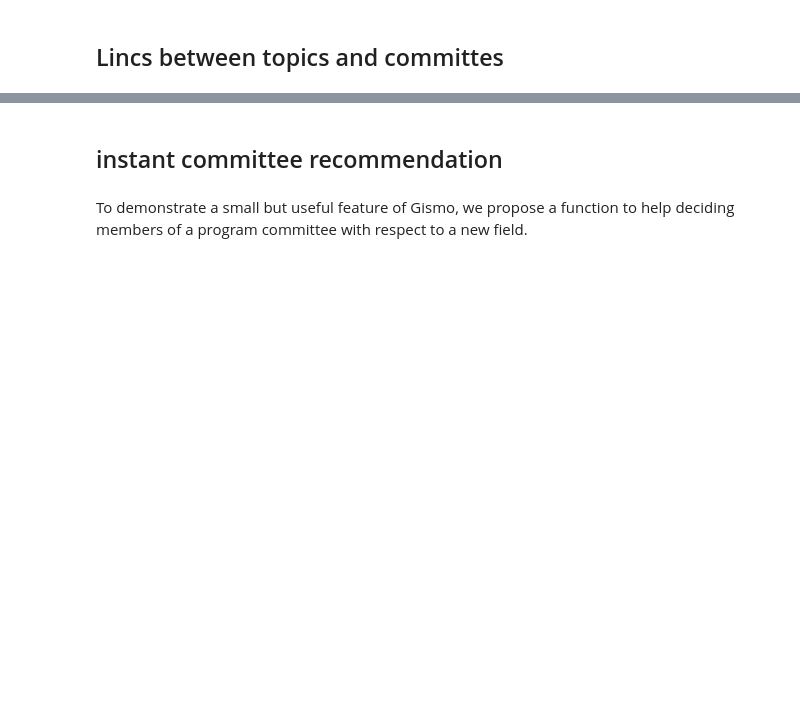
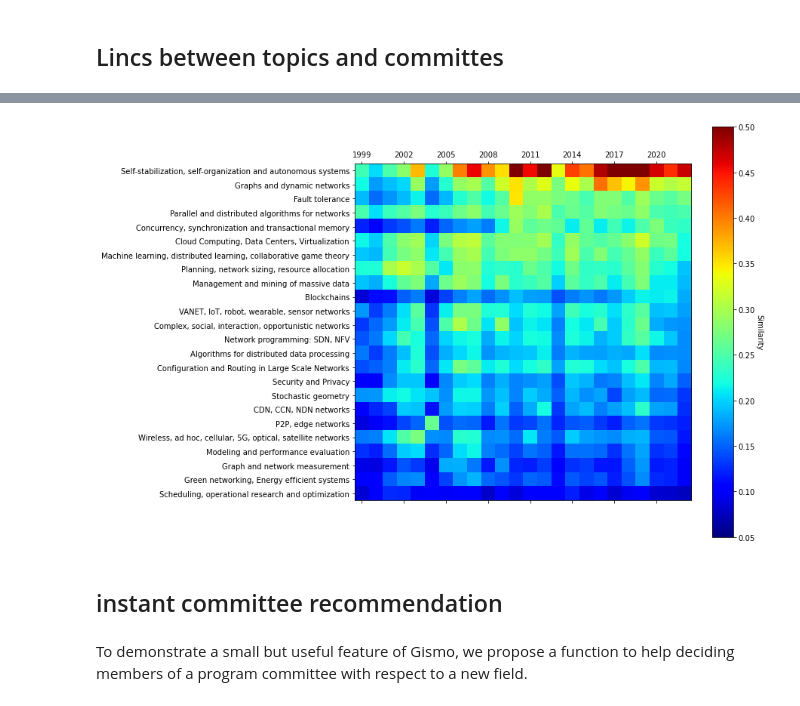
Before and after one commit to balouf/conference_analysis, a Jupyter notebook: Algotel/once_upon_a_time.ipynb, the cells around one changed output, grey strips where cells are left out. Cells and saved outputs as stored; diff of their text form; code cells hidden in the pictures; blank space fills up the shorter version.

```diff
--- a/Algotel/once_upon_a_time.ipynb
+++ b/Algotel/once_upon_a_time.ipynb
@@ -285,3 +264,28 @@ draw_heatmap(committees_landmarks, x_slice=slice(0, 22, 3), x_name=lambda a: a['
+# %%
+topics_2022 =['Cloud Computing, Data Centers, Virtualization',
+              'Blockchains',
+              'Configuration and Routing in Large Scale Networks',
+              'Management and mining of massive data',
+              'Wireless, ad hoc, cellular, 5G, optical, satellite networks',
+              'VANET, IoT, robot, wearable, sensor networks',
+              'Complex, social, interaction, opportunistic networks',
+              'P2P, edge networks',
+              'CDN, CCN, NDN networks',
+              'Network programming: SDN, NFV',
+              'Security and Privacy',
+              'Fault tolerance',
+              'Green networking, Energy efficient systems',
+              'Concurrency, synchronization and transactional memory',
+              'Parallel and distributed algorithms for networks',
+              'Algorithms for distributed data processing',
+              'Self-stabilization, self-organization and autonomous systems',
+              'Modeling and performance evaluation',
+              'Graphs and dynamic networks',
+              'Graph and network measurement', #'Graph and network metrology',
+              'Scheduling, operational research and optimization',
+              'Machine learning, distributed learning, collaborative game theory',
+              'Planning, network sizing, resource allocation',
+              'Stochastic geometry']
 # %%
 topics_1999_lmks = Landmarks(source=topics_1999)
 topics_1999_lmks.fit(xgismo)
@@ -301,3 +305,11 @@ draw_heatmap(committees_landmarks, x_slice=slice(0, 22, 3), x_name=lambda a: a['
+# %%
+topics_2022_lmks = Landmarks(source=topics_2022)
+topics_2022_lmks.fit(xgismo)
+# %%
+draw_heatmap(committees_landmarks, x_slice=slice(0, 23, 3), x_name=lambda a: a['name'], y_lmks=topics_2022_lmks,
+             vmin=.05, vmax=.5, y_key=lambda s: -s[:, -1], tikz="topics_2022.tex")
+# %% [output]
+[figure, added]
 # %% [markdown]
 ## instant committee recommendation
 # %% [markdown]
```
Also changed, not shown: parts of 21 cells of this notebook, 2 other files.
